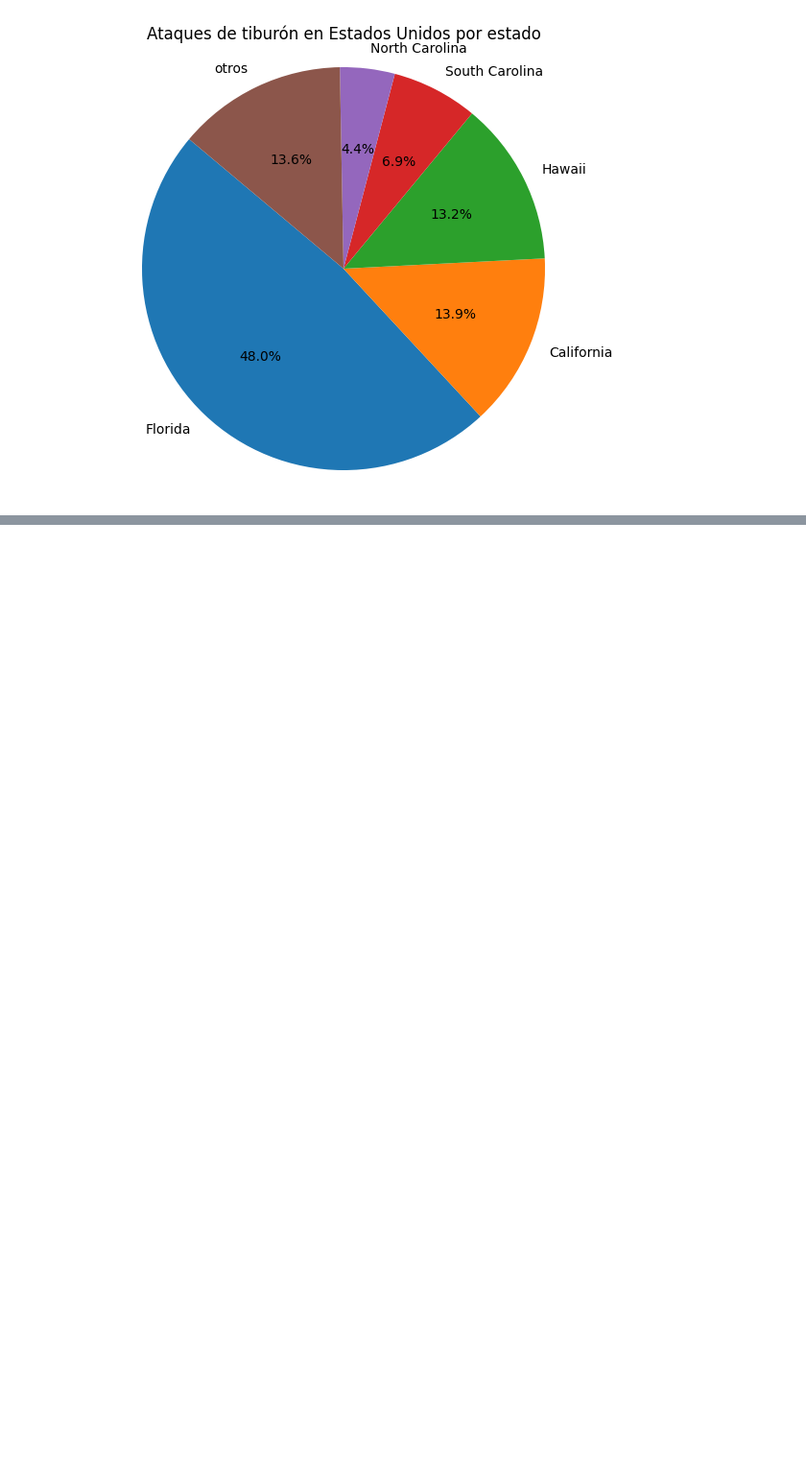
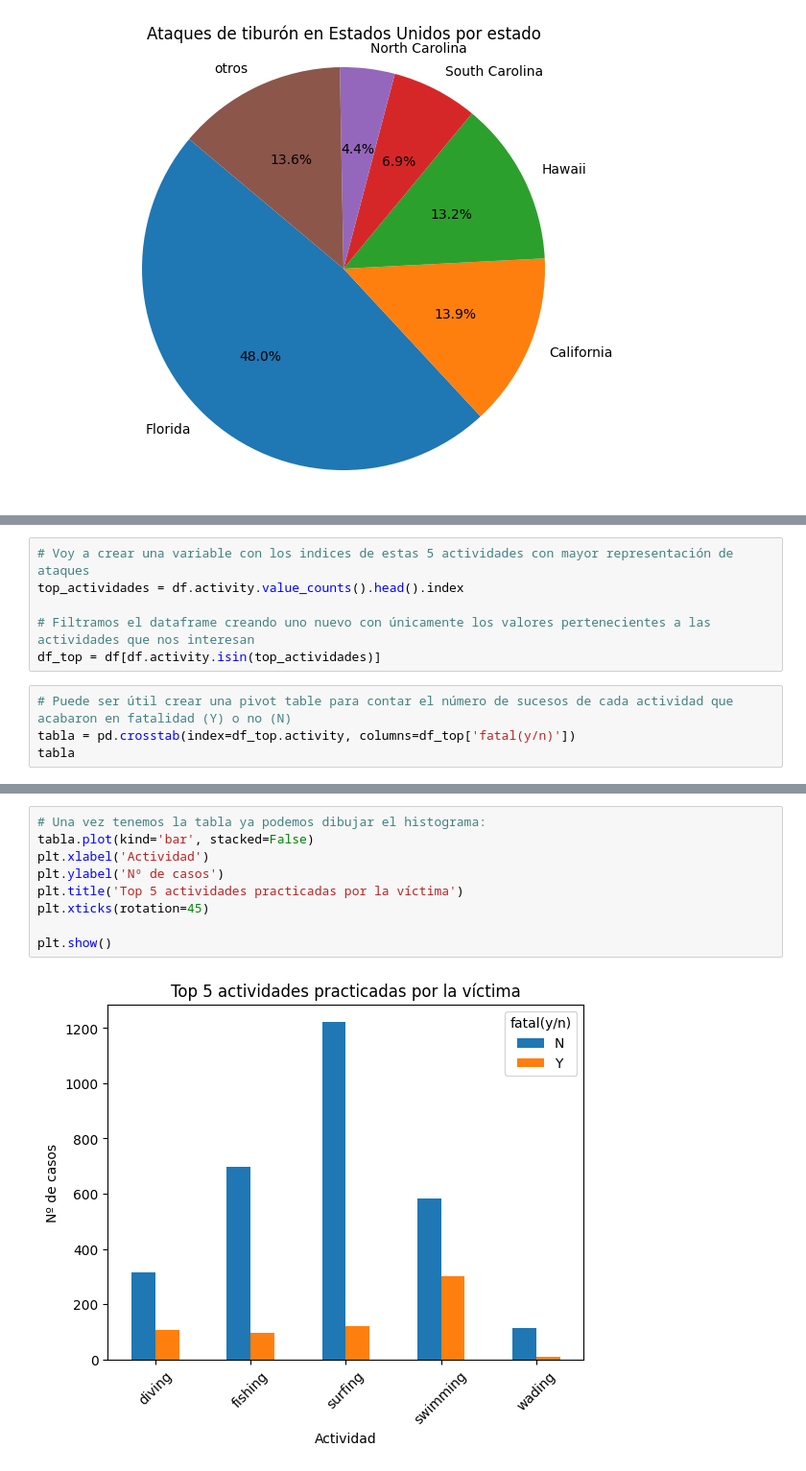
Before and after one commit to Jacobomb/PandasProjectJMB, a Jupyter notebook: notebooks/analysis.ipynb, the cells around one changed output, grey strips where cells are left out. Shown at 96% size. Drawn from its saved outputs; the diff is of its cells as text; blank space fills up the shorter version.

Commit message:
Análisis actividad y fatalidad hecho

```diff
--- a/notebooks/analysis.ipynb
+++ b/notebooks/analysis.ipynb
@@ -90,0 +98,10 @@ Aquí se muestran las 15 actividades con más casos. Destaca por encima de todas
+# %%
+# Voy a crear una variable con los indices de estas 5 actividades con mayor representación de ataques
+top_actividades = df.activity.value_counts().head().index
+
+# Filtramos el dataframe creando uno nuevo con únicamente los valores pertenecientes a las actividades que nos interesan
+df_top = df[df.activity.isin(top_actividades)]
+# %%
+# Puede ser útil crear una pivot table para contar el número de sucesos de cada actividad que acabaron en fatalidad (Y) o no (N)
+tabla = pd.crosstab(index=df_top.activity, columns=df_top['fatal(y/n)'])
+tabla
@@ -90,0 +116,11 @@ Aquí se muestran las 15 actividades con más casos. Destaca por encima de todas
+# %%
+# Una vez tenemos la tabla ya podemos dibujar el histograma:
+tabla.plot(kind='bar', stacked=False)
+plt.xlabel('Actividad')
+plt.ylabel('Nº de casos')
+plt.title('Top 5 actividades practicadas por la víctima')
+plt.xticks(rotation=45)
+
+plt.show()
+# %% [output]
+[figure, added]
```
Also changed, not shown: parts of 5 cells of this notebook, 1 other file.
